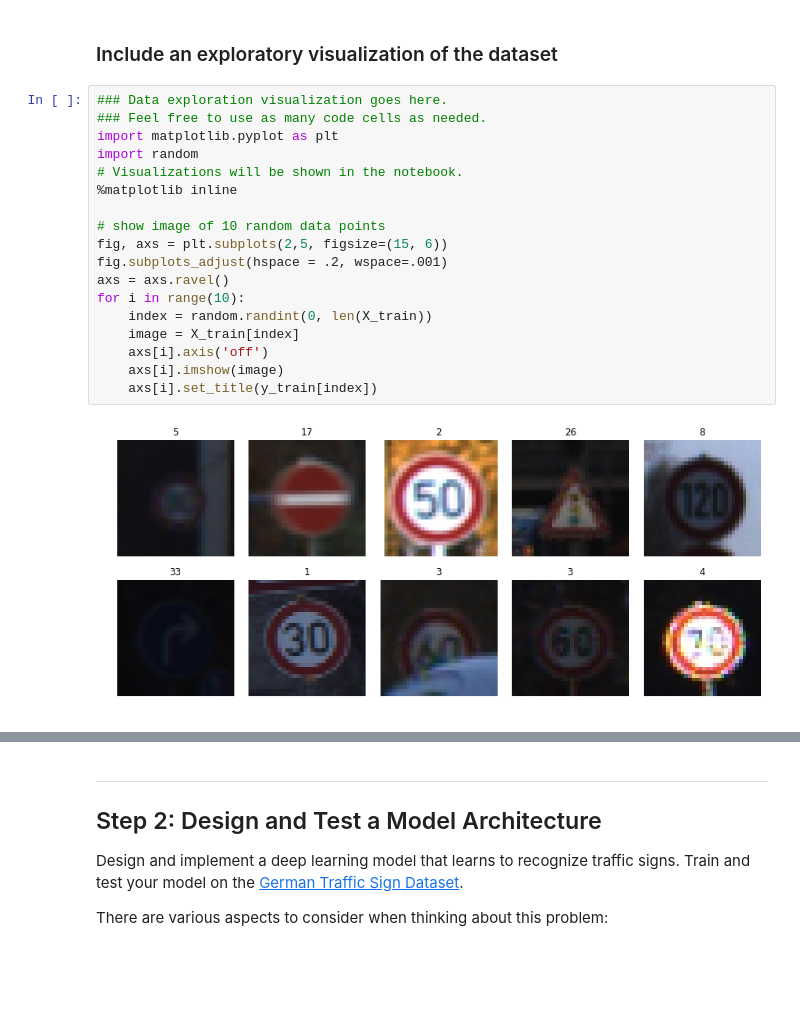
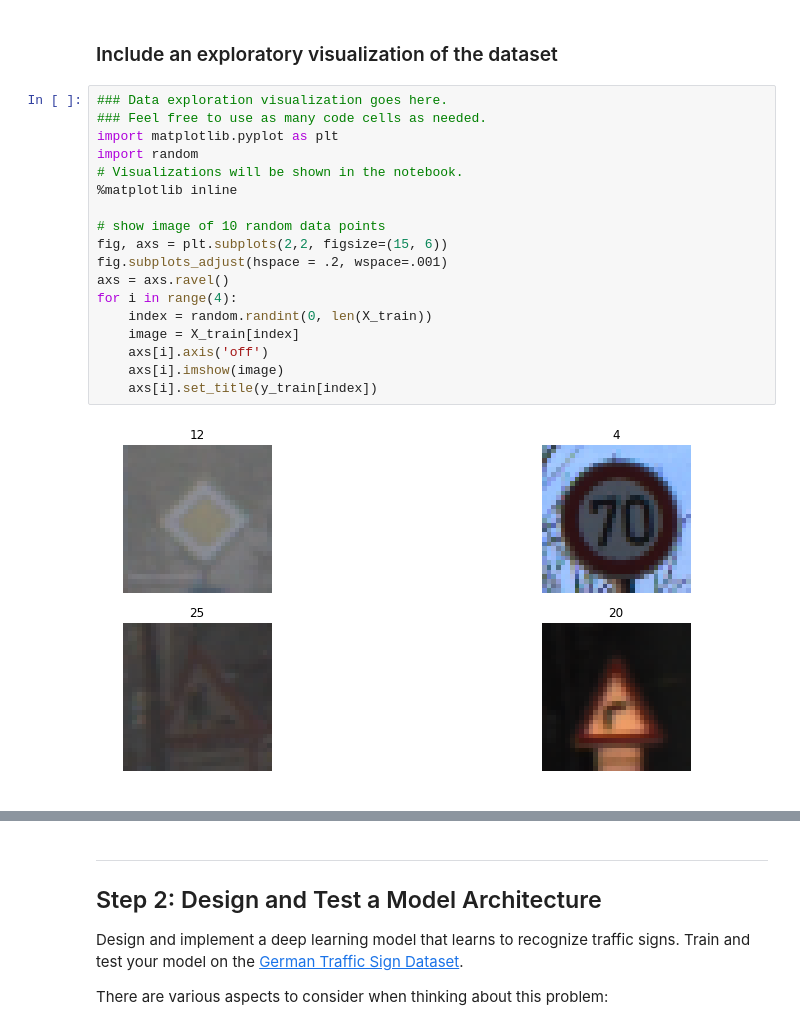
Before and after one commit to nrghike/CarND-Traffic-Sign-Classifier-Project, a Jupyter notebook: Traffic_Sign_Classifier.ipynb, the cells around one changed output, grey strips where cells are left out. Drawn from its saved outputs; the diff is of its cells as text; blank space fills up the shorter version.

```diff
--- a/Traffic_Sign_Classifier.ipynb
+++ b/Traffic_Sign_Classifier.ipynb
@@ -89,20 +89,20 @@ Number of classes = 43
 # %%
 ### Data exploration visualization goes here.
 ### Feel free to use as many code cells as needed.
 import matplotlib.pyplot as plt
 import random
 # Visualizations will be shown in the notebook.
 %matplotlib inline
 
 # show image of 10 random data points
-fig, axs = plt.subplots(2,5, figsize=(15, 6))
+fig, axs = plt.subplots(2,2, figsize=(15, 6))
 fig.subplots_adjust(hspace = .2, wspace=.001)
 axs = axs.ravel()
-for i in range(10):
+for i in range(4):
     index = random.randint(0, len(X_train))
     image = X_train[index]
     axs[i].axis('off')
     axs[i].imshow(image)
     axs[i].set_title(y_train[index])
 # %% [output]
-[figure, old version]
+[figure, new version]
```
Also changed, not shown: parts of 15 cells of this notebook, 1 other file.
